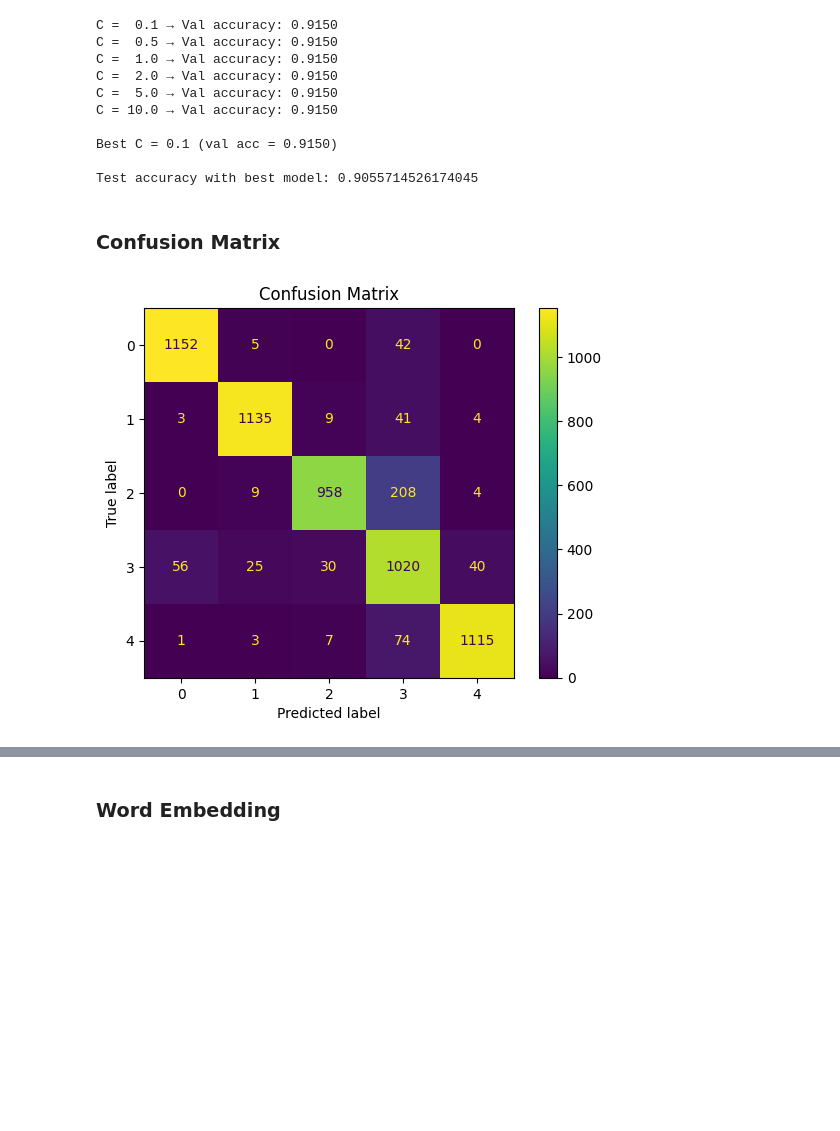
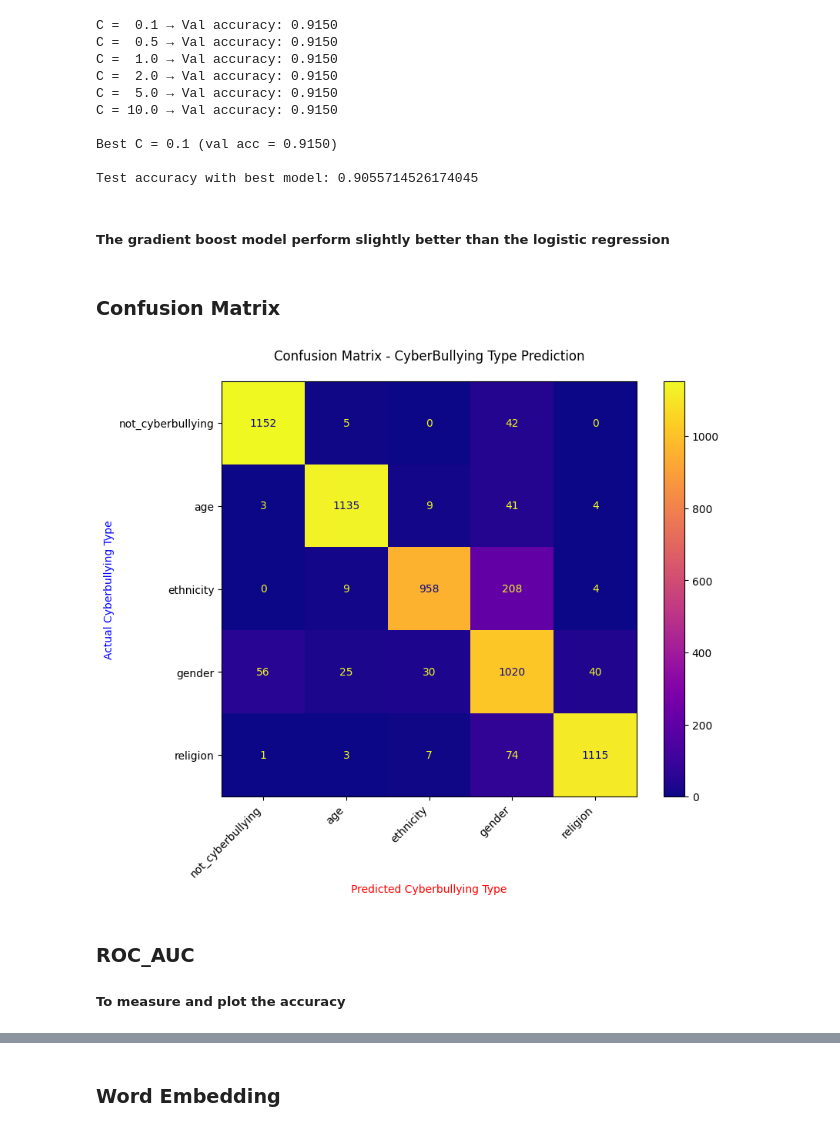
Before and after one commit to lyhengchhen/cyberbullyclassification, a Jupyter notebook: notebooks/cyberclassi.ipynb, the cells around one changed output, grey strips where cells are left out. Drawn from its saved outputs; the diff is of its cells as text; code cells hidden in the pictures; blank space fills up the shorter version.

```diff
--- a/notebooks/cyberclassi.ipynb
+++ b/notebooks/cyberclassi.ipynb
@@ -352,0 +313,17 @@ not_cyberbullying       0.77      0.85      0.81      1171
+# %%
+from sklearn.preprocessing import LabelEncoder
+from sklearn.preprocessing import OneHotEncoder
+labels = [['age'], ['ethnicity'], ['gender'], ['not_cyberbullying'], ['religion']]
+
+encoder = OneHotEncoder(sparse_output=False)
+binary = encoder.fit_transform(labels)
+
+print(binary)
+
+le = LabelEncoder()
+y_train_encoded = le.fit_transform(y_train)
+y_val_encoded = le.fit_transform(y_val)
+y_test_encoded = le.fit_transform(y_test)
+
+
+y_train_encoded.dtype
@@ -383,35 +462,35 @@ C = 10.0 → Val accuracy: 0.9150
 Best C = 0.1 (val acc = 0.9150)
 
 Test accuracy with best model: 0.9055714526174045
+# %% [markdown]
+##### The gradient boost model perform slightly better than the logistic regression
 # %% [markdown]
 ### Confusion Matrix
 # %%
 class_names = ['not_cyberbullying',
                'age',
                'ethnicity',
                'gender',
                'religion']
 
 cm = confusion_matrix(y_test, pred_y_test)
 
-disp = ConfusionMatrixDisplay(confusion_matrix=cm,
+dist = ConfusionMatrixDisplay(confusion_matrix=cm,
                               display_labels=class_names)
 fig, ax = plt.subplots(figsize=(9,7))
-disp.plot(ax=ax,
-          cmap='blues',
+dist.plot(ax=ax,
+          cmap='plasma',
           values_format='d',
           colorbar=True)
 plt.title("Confusion Matrix - CyberBullying Type Prediction",
-          font_size=14,
             pad=20)
-plt.xlabel('Predicted Cyberbullying Type', font_size=12)
-plt.ylabel('Actual Cyberbullying Type', font_size=14) #rotate the long label
-plt.xticks(rotation=45, ha='right', fontsize=10)cm = confusion_matrix(y_test, y_pred)
-
-disp = ConfusionMatrixDisplay(confusion_matrix=cm)
-disp.plot()
-plt.title("Confusion Matrix")
+plt.xlabel('Predicted Cyberbullying Type', color='Red')
+plt.ylabel('Actual Cyberbullying Type', color='blue')
+plt.xticks(rotation=45, ha='right') #rotate the long label
+plt.yticks()
 plt.show()
-plt.show()
 # %% [output]
-[figure, old version]
+[figure, new version]
+# %% [markdown]
+### ROC_AUC
+##### To measure and plot the accuracy
```
Also changed, not shown: parts of 18 cells of this notebook, 7 other files.
